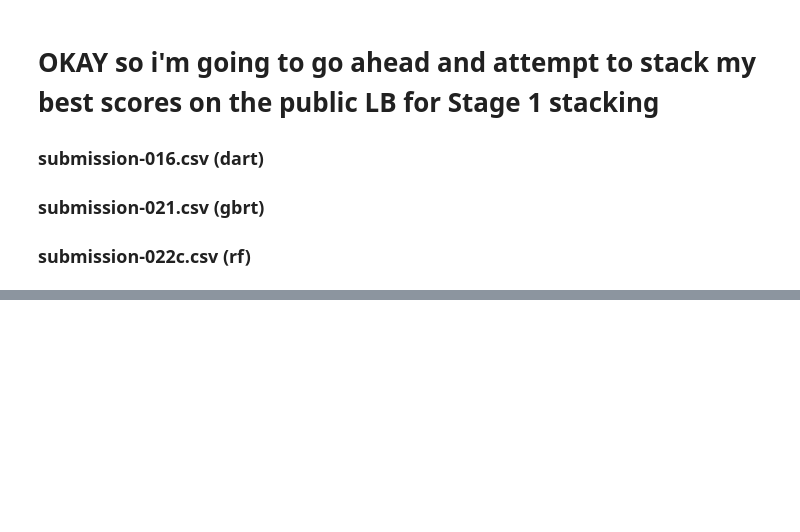
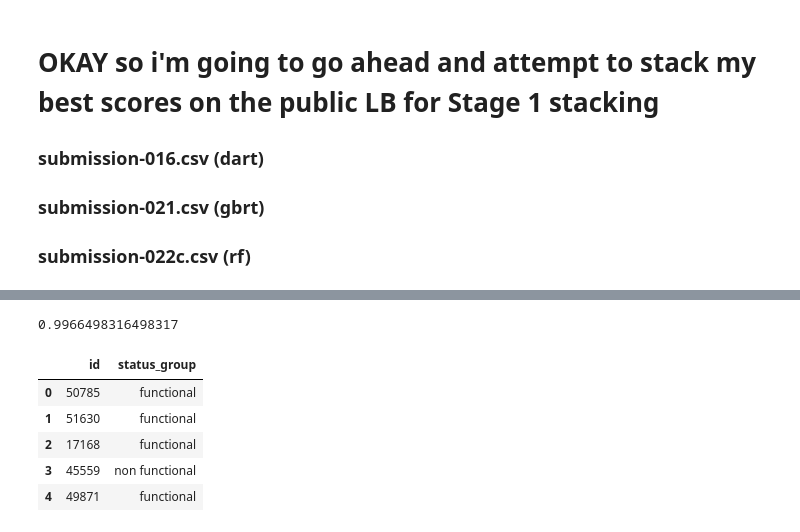
Before and after one commit to sealuwee/DS2-Predictive-Modeling-Challenge, a Jupyter notebook: day 3 we havent beat 0.78256 LB score.ipynb, the cells around one changed output, grey strips where cells are left out. Cells and saved outputs as stored; diff of their text form; code cells hidden in the pictures; blank space fills up the shorter version.

```diff
--- a/day 3 we havent beat 0.78256 LB score.ipynb
+++ b/day 3 we havent beat 0.78256 LB score.ipynb
@@ -285,3 +309,20 @@ train.shape, test_features.shape
 ### submission-016.csv (dart)
 ### submission-021.csv (gbrt)
 ### submission-022c.csv (rf)
+# %%
+train.drop(columns='status_group',inplace=True)
+# %%
+oe = ce.OrdinalEncoder(verbose=1,mapping=None,cols=None,drop_invariant=True,
+                       return_df=True, impute_missing=True,handle_unknown='ignore')
+
+train = oe.fit_transform(train)
+test_features = oe.fit_transform(test_features)
+# %%
+model=RandomForestClassifier(n_estimators=1000)
+scaler=RobustScaler()
+
+X_train = scaler.fit_transform(train)
+X_test = scaler.fit_transform(test_features)
+y_train = train_labels['status_group']
+
+model.fit(X_train,y_train)
@@ -287,0 +337,15 @@ train.shape, test_features.shape
+# %%
+model.score(X_train,y_train)
+# %% [output]
+0.9966498316498317
+# %%
+submission=sample_submission.copy()
+submission['status_group'] = model.predict(X_test)
+submission.head()
+# %% [output]
+|  | id | status_group |
+| 0 | 50785 | functional |
+| 1 | 51630 | functional |
+| 2 | 17168 | functional |
+| 3 | 45559 | non functional |
+| 4 | 49871 | functional |
```
Also changed, not shown: parts of 15 cells of this notebook, 3 other files.
